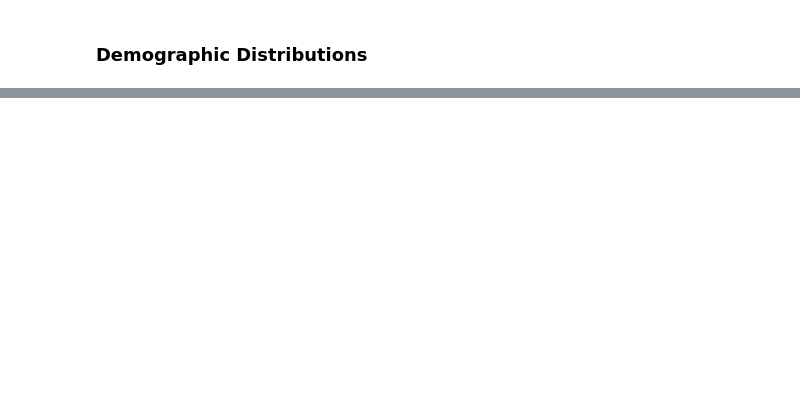
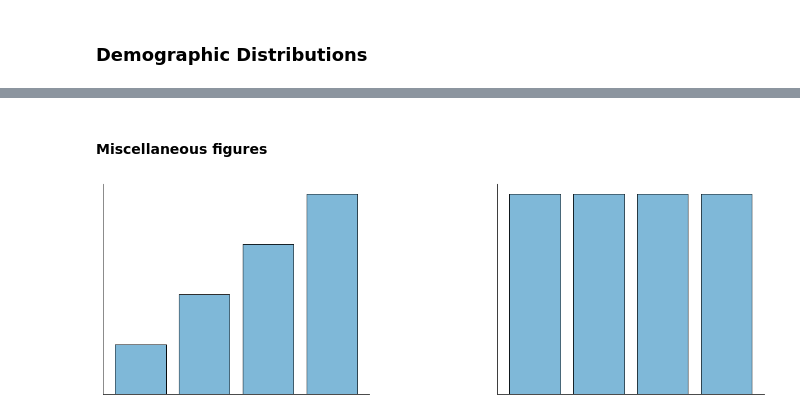
Before and after one commit to CornellPACLab/data_heterogeneity, a Jupyter notebook: notebooks/Demographics_and_Distributions.ipynb, the cells around one changed output, grey strips where cells are left out. Cells and saved outputs as stored; diff of their text form; code cells hidden in the pictures; blank space fills up the shorter version.

```diff
--- a/notebooks/Demographics_and_Distributions.ipynb
+++ b/notebooks/Demographics_and_Distributions.ipynb
@@ -377,0 +469,32 @@ print(sl_stress['ema_STRESSED'].map({3:0, 2:0, 1:1, 0:1}).value_counts(normalize
+# %% [markdown]
+#### Miscellaneous figures
+# %%
+palette = sns.color_palette('colorblind', n_colors=2)
+# %%
+# Plot loss
+plt.figure(figsize=(15, 5))
+
+plt.subplot(1, 2, 1)
+ax = sns.histplot(
+    pd.DataFrame({'value': [0] * 10 + [1] * 20 + [2] * 30 + [3] * 40}), bins=4,
+    shrink=0.8, palette=palette[0:1]
+
+)
+plt.ylabel('', size=14, labelpad=10)
+ax.get_legend().remove()
+plt.xticks([])
+plt.yticks([])
+
+plt.subplot(1, 2, 2)
+ax = sns.histplot(pd.DataFrame({'value': [0] * 25 + [1] * 25 + [2] * 25 + [3] * 25}),
+     bins=4, shrink=0.8, palette=palette[0:1])
+plt.ylabel('', size=14, labelpad=10)
+ax.get_legend().remove()
+plt.xticks([])
+plt.yticks([])
+
+sns.despine()
+plt.tight_layout(w_pad=20)
+# plt.savefig('../figs/loso_ema_hist_01182020.png', dpi=300)
+# %% [output]
+[figure, added]
```
Also changed, not shown: parts of 15 cells of this notebook, 1 other file.
